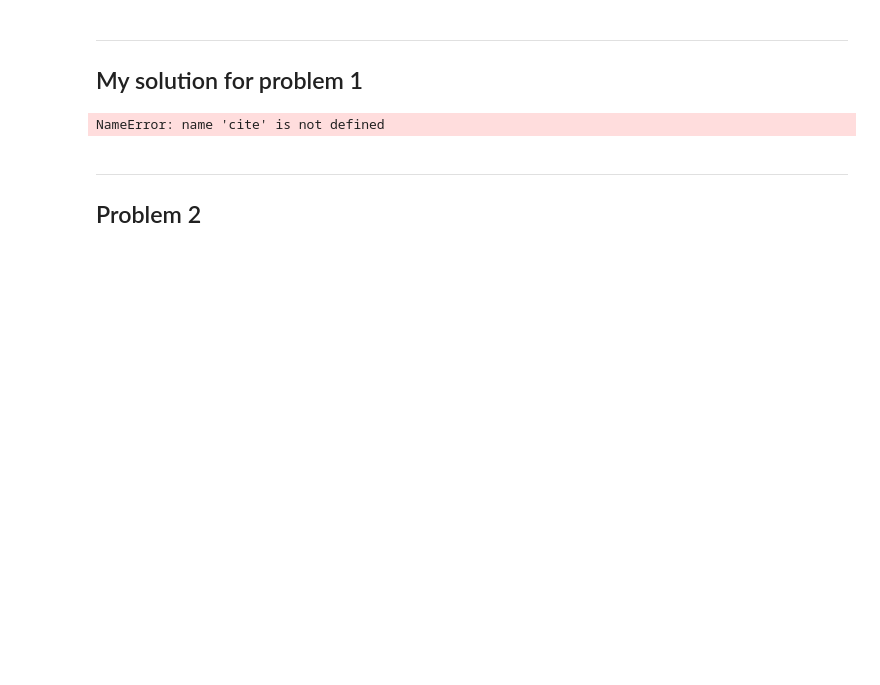
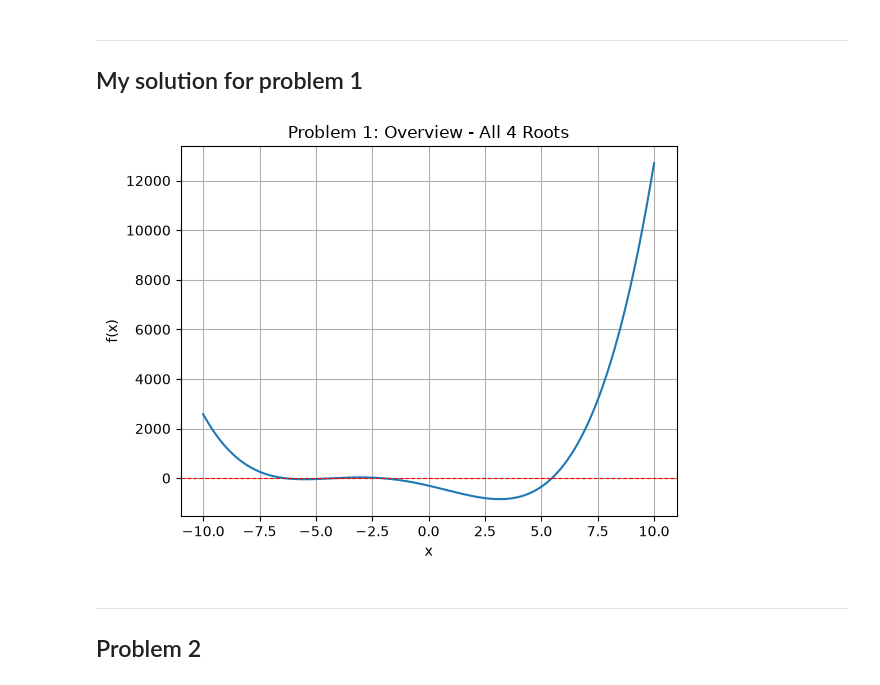
Before and after one commit to alirm9/newrep, a Jupyter notebook: Lab 02 My solutions.ipynb, the cells around one changed output. Cells and saved outputs as stored; diff of their text form; code cells hidden in the pictures; blank space fills up the shorter version.

```diff
--- a/Lab 02 My solutions.ipynb
+++ b/Lab 02 My solutions.ipynb
@@ -19,20 +19,20 @@ import labx as mx # Remenber to donwload labx.pyc from the course website
 ---
 ## My solution for problem 1
 # %%
-x = np.linspace(-10, 10, 1000)[cite: 3]
-y = mx.lab_2_problem_1(x, student_id)[cite: 3]
+x = np.linspace(-10, 10, 1000)
+y = mx.lab_2_problem_1(x, student_id)
 
-# Overview plot[cite: 3]
-plt.figure()[cite: 3]
-plt.plot(x, y)[cite: 3]
+# Overview plot
+plt.figure()
+plt.plot(x, y)
 plt.axhline(0, color='red', linestyle='--', linewidth=0.8) # Reference y=0 line
-plt.title("Problem 1: Overview - All 4 Roots")[cite: 3, 4]
-plt.xlabel("x")[cite: 4]
-plt.ylabel("f(x)")[cite: 4]
-plt.grid(True)[cite: 3]
-plt.show()[cite: 3]
+plt.title("Problem 1: Overview - All 4 Roots")
+plt.xlabel("x")
+plt.ylabel("f(x)")
+plt.grid(True)
+plt.show()
 # %% [output]
-NameError: name 'cite' is not defined
+[figure, added]
 # %% [markdown]
 ---
 
```
Also changed, not shown: parts of 2 cells of this notebook, 22 other files.
